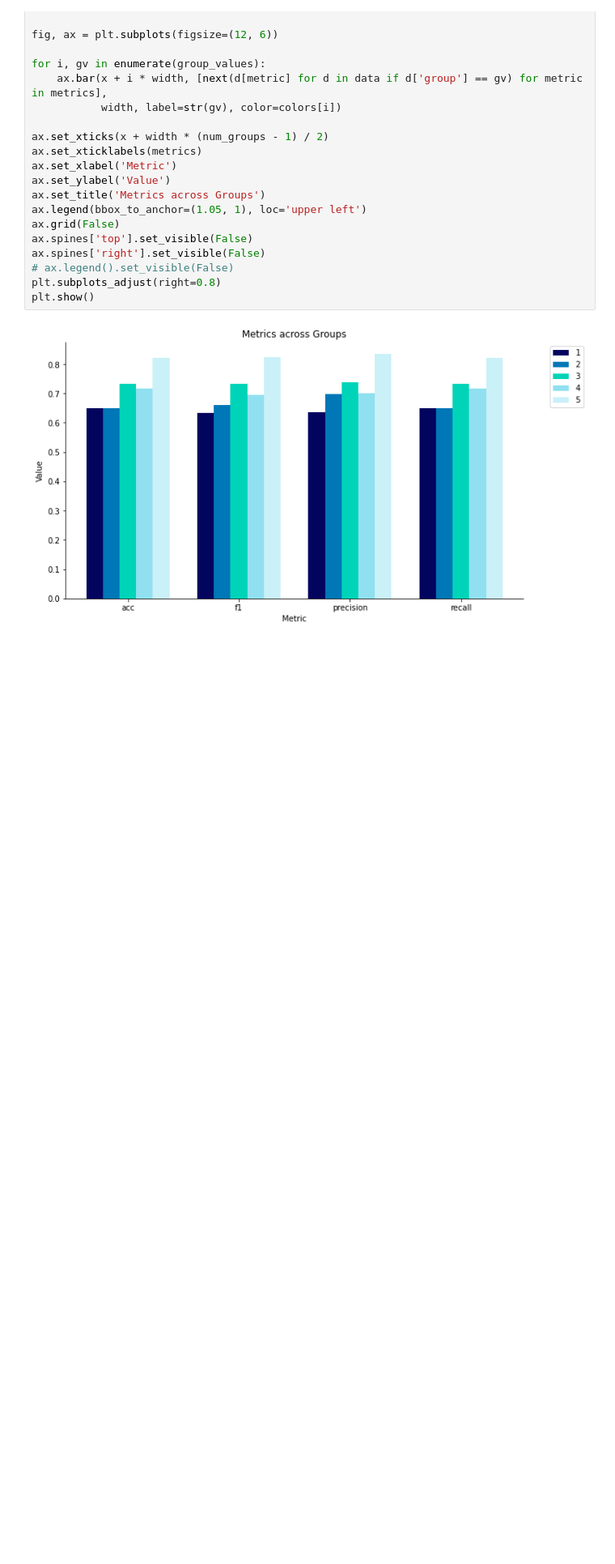
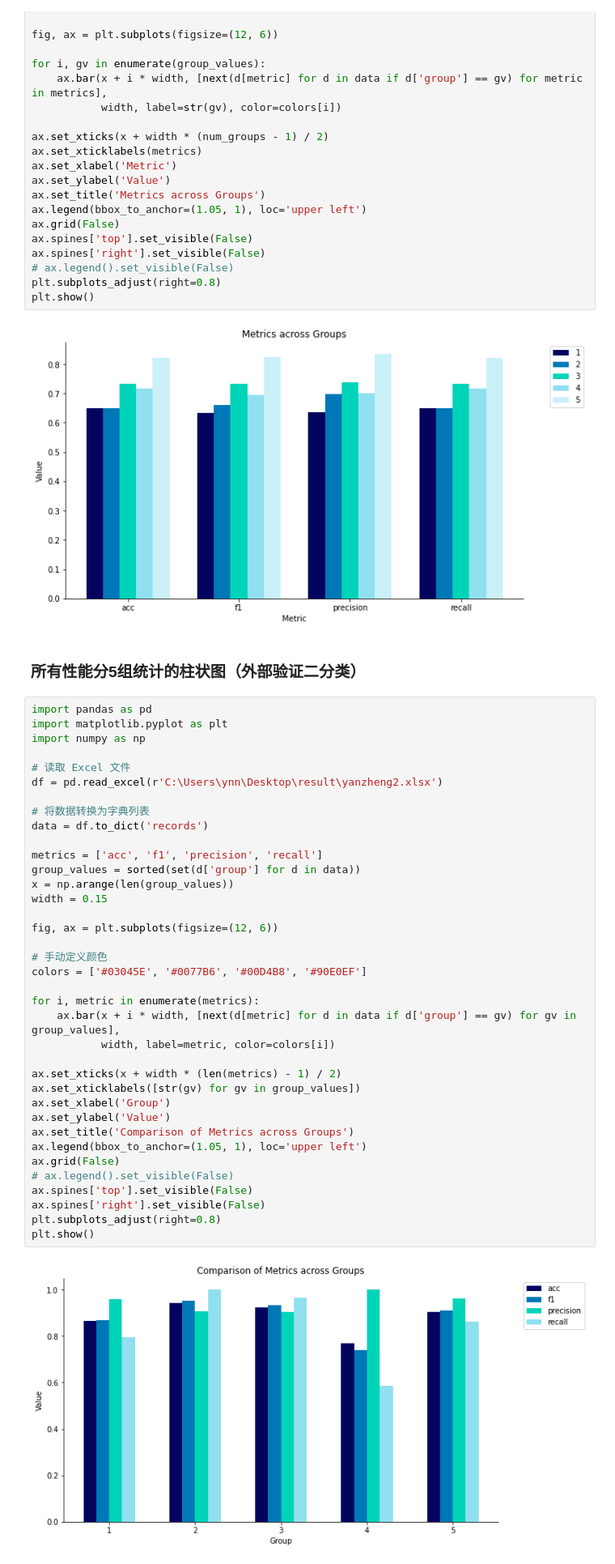
Before and after one commit to Noirombre/result, a Jupyter notebook: bar.ipynb, the cells around one changed output. Shown at 81% size. Saved outputs shown, nothing was run; the diff lists cells and outputs as text; blank space fills up the shorter version.

```diff
--- a/bar.ipynb
+++ b/bar.ipynb
@@ -164,3 +164,44 @@ plt.subplots_adjust(right=0.8)
 plt.show()
 # %% [output]
 [figure]
+# %% [markdown]
+### 所有性能分5组统计的柱状图（外部验证二分类）
+# %%
+import pandas as pd
+import matplotlib.pyplot as plt
+import numpy as np
+
+# 读取 Excel 文件
+df = pd.read_excel(r'C:\Users\ynn\Desktop\result\yanzheng2.xlsx')
+
+# 将数据转换为字典列表
+data = df.to_dict('records')
+
+metrics = ['acc', 'f1', 'precision', 'recall']
+group_values = sorted(set(d['group'] for d in data))
+x = np.arange(len(group_values))
+width = 0.15
+
+fig, ax = plt.subplots(figsize=(12, 6))
+
+# 手动定义颜色
+colors = ['#03045E', '#0077B6', '#00D4B8', '#90E0EF']
+
+for i, metric in enumerate(metrics):
+    ax.bar(x + i * width, [next(d[metric] for d in data if d['group'] == gv) for gv in group_values],
+           width, label=metric, color=colors[i])
+
+ax.set_xticks(x + width * (len(metrics) - 1) / 2)
+ax.set_xticklabels([str(gv) for gv in group_values])
+ax.set_xlabel('Group')
+ax.set_ylabel('Value')
+ax.set_title('Comparison of Metrics across Groups')
+ax.legend(bbox_to_anchor=(1.05, 1), loc='upper left')
+ax.grid(False)
+# ax.legend().set_visible(False)
+ax.spines['top'].set_visible(False)
+ax.spines['right'].set_visible(False)
+plt.subplots_adjust(right=0.8)
+plt.show()
+# %% [output]
+[figure, added]
```
Also changed, not shown: 2 other files.
